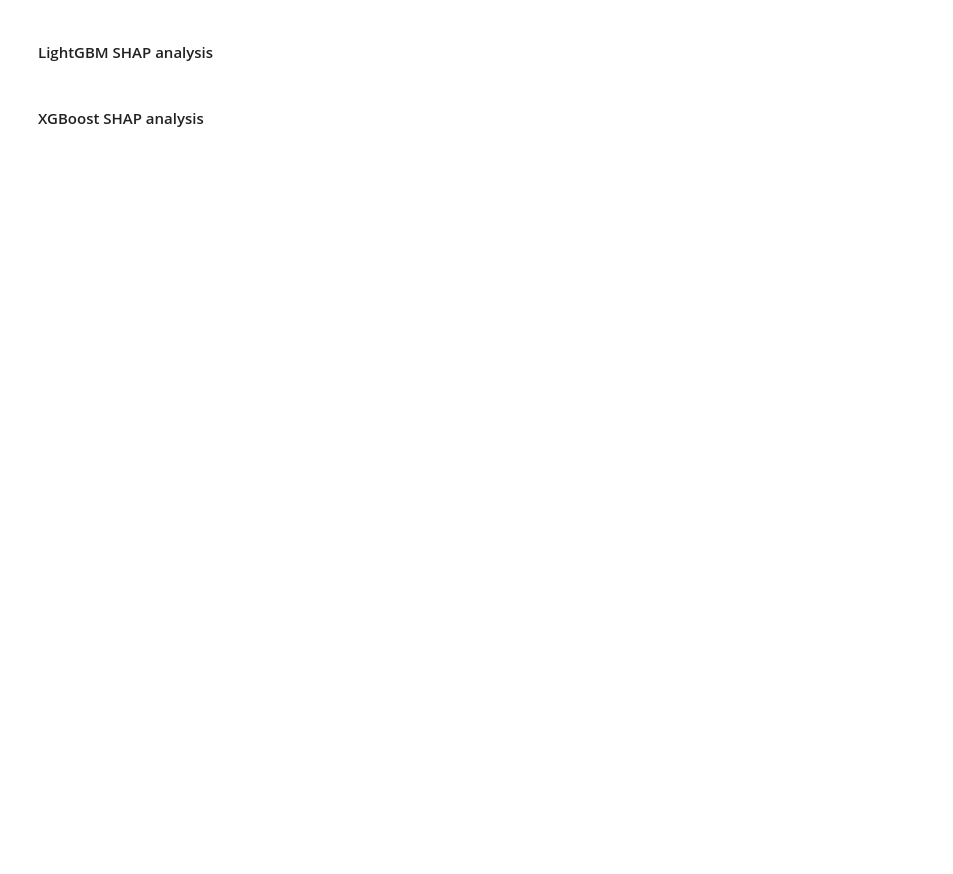
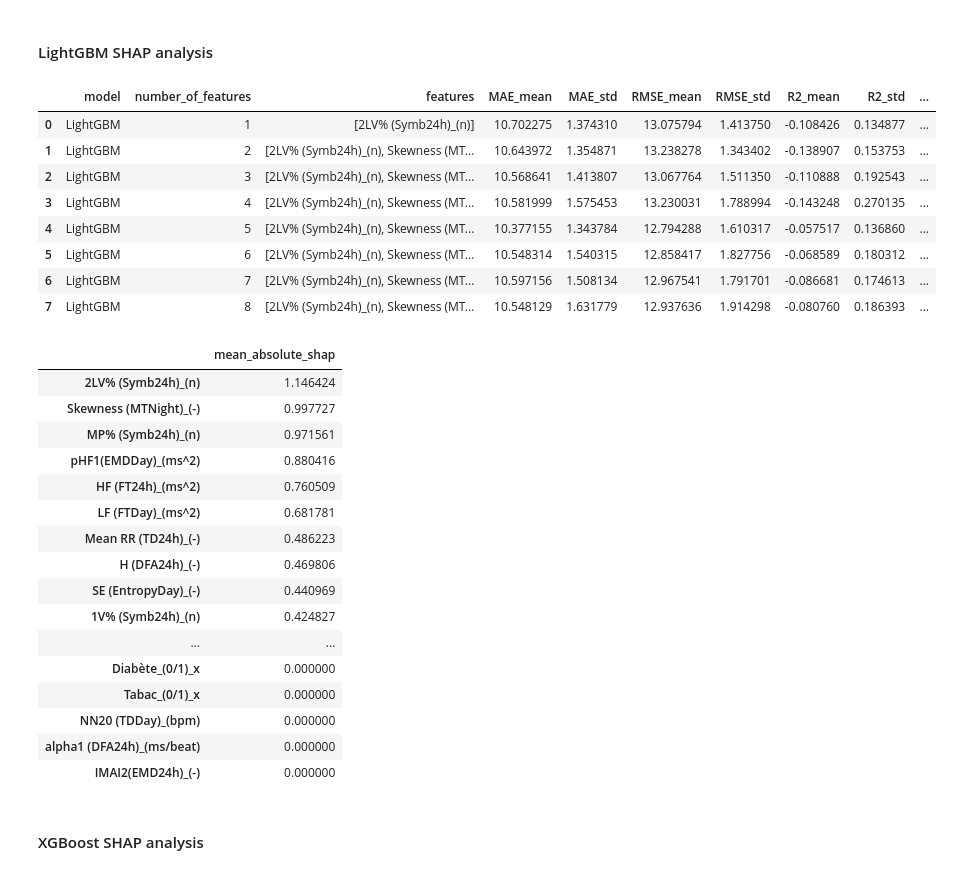
Before and after one commit to 1p0tato1/FSIQ-from-ECG, a Jupyter notebook: GroupA/Mateo/method3.ipynb, the cells around one changed output. Cells and saved outputs as stored; diff of their text form; code cells hidden in the pictures; blank space fills up the shorter version.

Commit message:
Corrected SHAP parts, now exports SHAP results in csv

```diff
--- a/GroupA/Mateo/method3.ipynb
+++ b/GroupA/Mateo/method3.ipynb
@@ -1325,10 +1291,19 @@ def train_models_with_shap_feature_counts(
         feature_sets
     )
 # %%
+%dotenv
+write_path = os.getenv("WRITE_PATH")
+
 df_final = pd.read_csv(os.path.join(write_path, "df_merged_lasso_selected_imputed.csv"))
 
 X = df_final.drop(columns=[AFTER_MERGE_TARGET_VARIABLE])
 y = df_final[AFTER_MERGE_TARGET_VARIABLE]
+
+best_elasticnet_model = joblib.load(os.path.join(models_path, "best_elasticnet_model.joblib"))
+best_randomforest_model = joblib.load(os.path.join(models_path, "best_randomforest_model.joblib"))
+best_lightgbm_model = joblib.load(os.path.join(models_path, "best_lightgbm_model.joblib"))
+best_xgboost_model = joblib.load(os.path.join(models_path, "best_xgboost_model.joblib"))
+best_svr_model = joblib.load(os.path.join(models_path, "best_svr_model.joblib"))
 # %% [markdown]
 For ElasticNet, Random Forest is used for SHAP ranking because the previously saved ElasticNet model had all coefficients equal to zero. ElasticNet itself is still used for the final 1–5-feature models.
 # %%
@@ -1369,24 +1365,49 @@ display(randomforest_shap_importance.to_frame())
 # %% [markdown]
 #### LightGBM SHAP analysis
 # %%
-best_lightgbm_model = best_model_lgbm
-
 lightgbm_results, lightgbm_shap_importance, \
 lightgbm_trained_models, lightgbm_feature_sets = (
     train_models_with_shap_feature_counts(
         shap_model=best_lightgbm_model,
         evaluation_model=best_lightgbm_model,
         X=X,
         y=y,
         model_name="LightGBM",
-        test_size=0.2,
+
         random_state=42,
         max_features=8
     )
 )
 
 display(lightgbm_results)
 display(lightgbm_shap_importance.to_frame())
+# %% [output]
+|  | model | number_of_features | features | MAE_mean | MAE_std | RMSE_mean | RMSE_std | R2_mean | R2_std | ... |
+| 0 | LightGBM | 1 | [2LV% (Symb24h)_(n)] | 10.702275 | 1.374310 | 13.075794 | 1.413750 | -0.108426 | 0.134877 | ... |
+| 1 | LightGBM | 2 | [2LV% (Symb24h)_(n), Skewness (MT... | 10.643972 | 1.354871 | 13.238278 | 1.343402 | -0.138907 | 0.153753 | ... |
+| 2 | LightGBM | 3 | [2LV% (Symb24h)_(n), Skewness (MT... | 10.568641 | 1.413807 | 13.067764 | 1.511350 | -0.110888 | 0.192543 | ... |
+| 3 | LightGBM | 4 | [2LV% (Symb24h)_(n), Skewness (MT... | 10.581999 | 1.575453 | 13.230031 | 1.788994 | -0.143248 | 0.270135 | ... |
+| 4 | LightGBM | 5 | [2LV% (Symb24h)_(n), Skewness (MT... | 10.377155 | 1.343784 | 12.794288 | 1.610317 | -0.057517 | 0.136860 | ... |
+| 5 | LightGBM | 6 | [2LV% (Symb24h)_(n), Skewness (MT... | 10.548314 | 1.540315 | 12.858417 | 1.827756 | -0.068589 | 0.180312 | ... |
+| 6 | LightGBM | 7 | [2LV% (Symb24h)_(n), Skewness (MT... | 10.597156 | 1.508134 | 12.967541 | 1.791701 | -0.086681 | 0.174613 | ... |
+| 7 | LightGBM | 8 | [2LV% (Symb24h)_(n), Skewness (MT... | 10.548129 | 1.631779 | 12.937636 | 1.914298 | -0.080760 | 0.186393 | ... |
+|  | mean_absolute_shap |
+| 2LV% (Symb24h)_(n) | 1.146424 |
+| Skewness (MTNight)_(-) | 0.997727 |
+| MP% (Symb24h)_(n) | 0.971561 |
+| pHF1(EMDDay)_(ms^2) | 0.880416 |
+| HF (FT24h)_(ms^2) | 0.760509 |
+| LF (FTDay)_(ms^2) | 0.681781 |
+| Mean RR (TD24h)_(-) | 0.486223 |
+| H (DFA24h)_(-) | 0.469806 |
+| SE (EntropyDay)_(-) | 0.440969 |
+| 1V% (Symb24h)_(n) | 0.424827 |
+| ... | ... |
+| Diabète_(0/1)_x | 0.000000 |
+| Tabac_(0/1)_x | 0.000000 |
+| NN20 (TDDay)_(bpm) | 0.000000 |
+| alpha1 (DFA24h)_(ms/beat) | 0.000000 |
+| IMAI2(EMD24h)_(-) | 0.000000 |
 # %% [markdown]
 #### XGBoost SHAP analysis
 # %%
```
Also changed, not shown: parts of 9 cells of this notebook, 1 other file.
